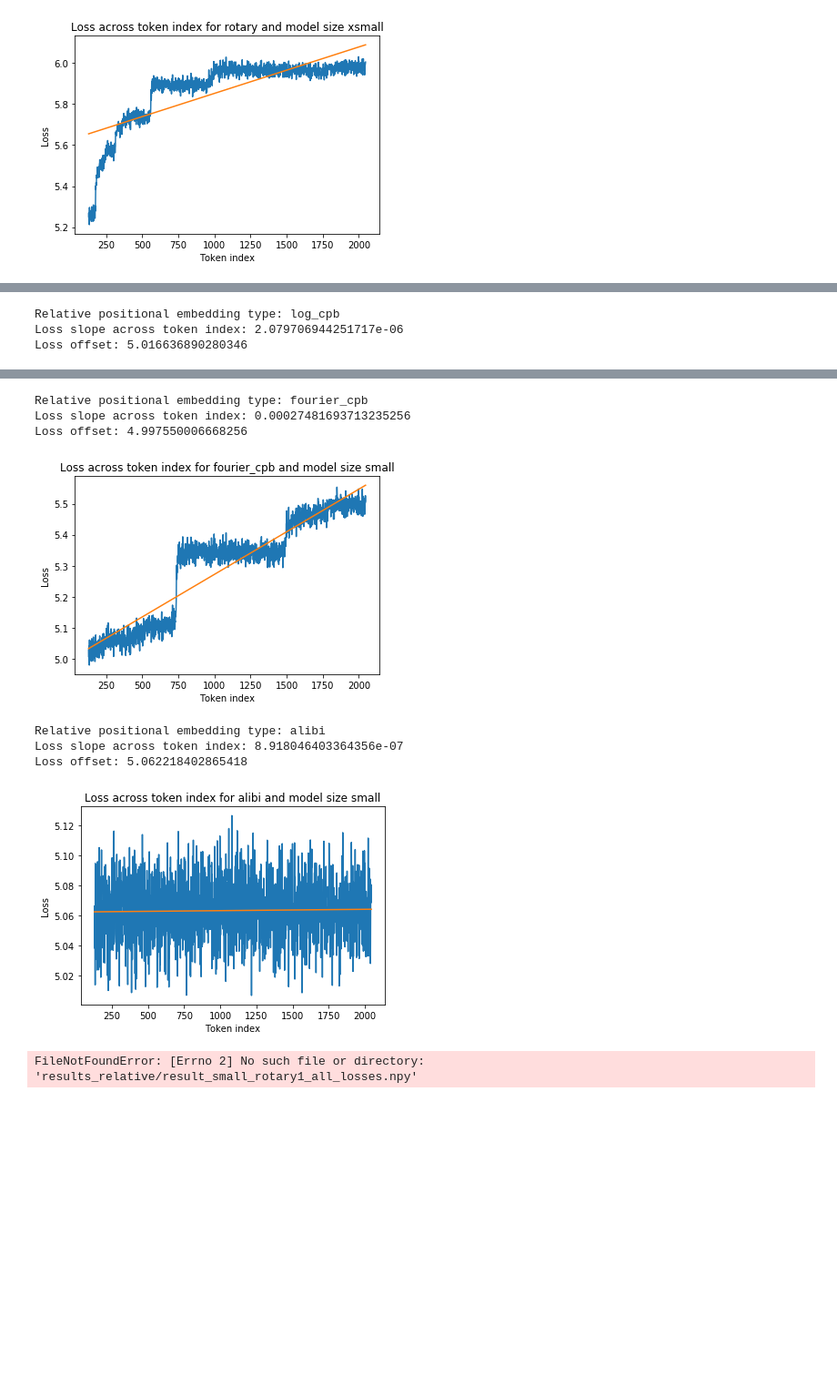
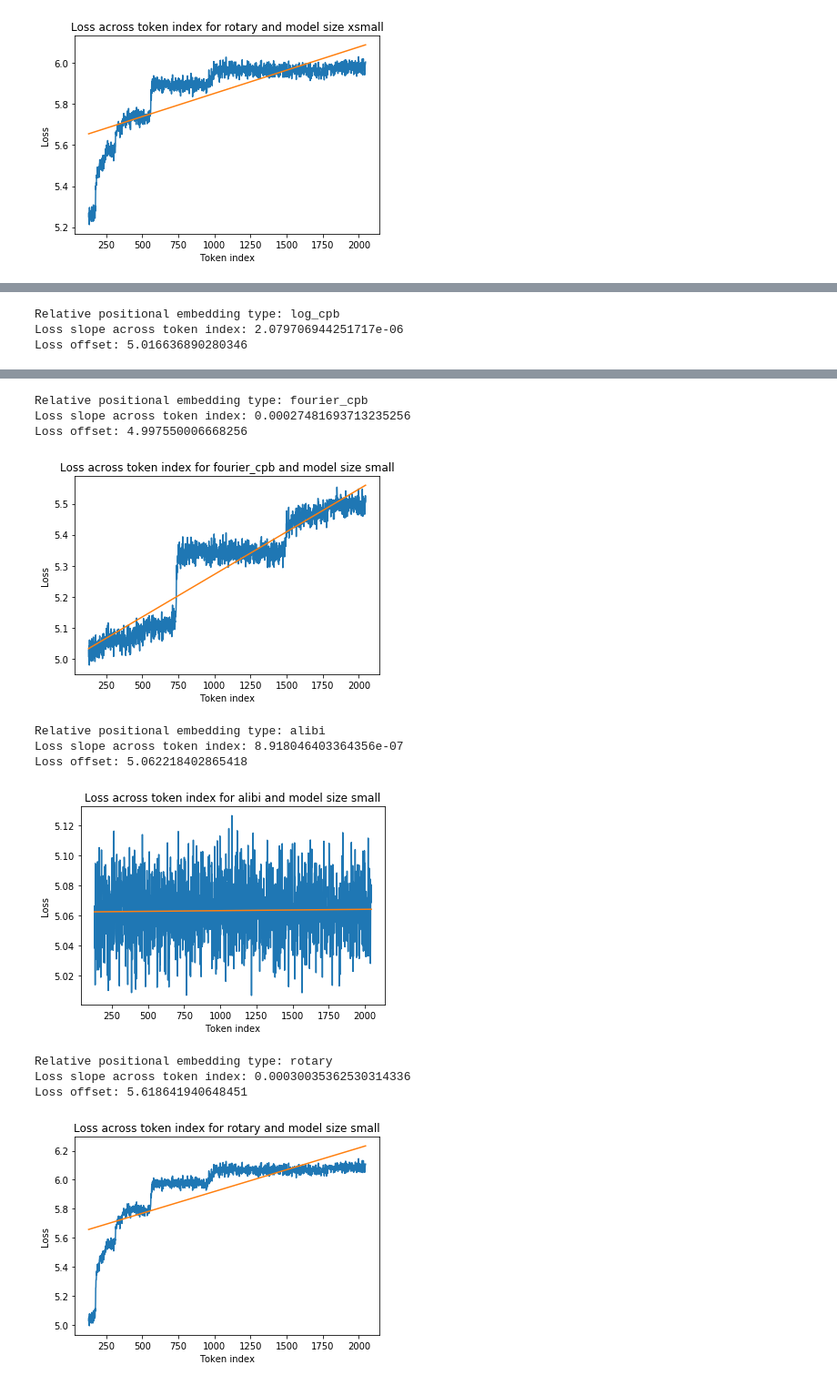
Before and after one commit to bob80333/investigating_extrapolation, a Jupyter notebook: tokenwise_losses.ipynb, the cells around one changed output, grey strips where cells are left out. Shown at 91% size. Cells and saved outputs as stored; diff of their text form; code cells hidden in the pictures; blank space fills up the shorter version.

Commit message:
rotary done

```diff
--- a/tokenwise_losses.ipynb
+++ b/tokenwise_losses.ipynb
@@ -4,7 +4,7 @@ import numpy as np
 %matplotlib inline
 import matplotlib.pyplot as plt
 # %%
-def display_best_fit(size="small", rel_pos_emb="linear_cpb"):
+def display_best_fit_2048(size="small", rel_pos_emb="linear_cpb"):
     a = np.load("results_relative/result_"+size+"_"+rel_pos_emb+"1_all_losses.npy", allow_pickle=True)
     b = np.load("results_relative/result_"+size+"_"+rel_pos_emb+"2_all_losses.npy", allow_pickle=True)
     c = np.load("results_relative/result_"+size+"_"+rel_pos_emb+"3_all_losses.npy", allow_pickle=True)
@@ -57,26 +57,29 @@ Loss slope across token index: 0.00022613600014336838
 Loss offset: 5.625763570538174
 [figure]
 # %%
-display_best_fit("small", "linear_cpb")
-display_best_fit("small", "log_cpb")
-display_best_fit("small", "fourier_cpb")
-display_best_fit("small", "alibi")
-display_best_fit("small", "rotary")
+display_best_fit_2048("small", "linear_cpb")
+display_best_fit_2048("small", "log_cpb")
+display_best_fit_2048("small", "fourier_cpb")
+display_best_fit_2048("small", "alibi")
+display_best_fit_2048("small", "rotary")
 # %% [output]
 Relative positional embedding type: linear_cpb
 Loss slope across token index: 8.072748706829849e-07
 Loss offset: 5.013195972734188
 [figure]
 Relative positional embedding type: log_cpb
 Loss slope across token index: 2.079706944251717e-06
 Loss offset: 5.016636890280346
 [figure]
 Relative positional embedding type: fourier_cpb
 Loss slope across token index: 0.00027481693713235256
 Loss offset: 4.997550006668256
 [figure]
 Relative positional embedding type: alibi
 Loss slope across token index: 8.918046403364356e-07
 Loss offset: 5.062218402865418
 [figure]
-FileNotFoundError: [Errno 2] No such file or directory: 'results_relative/result_small_rotary1_all_losses.npy'
+Relative positional embedding type: rotary
+Loss slope across token index: 0.00030035362530314336
+Loss offset: 5.618641940648451
+[figure, added]
```
Also changed, not shown: parts of 4 cells of this notebook.
